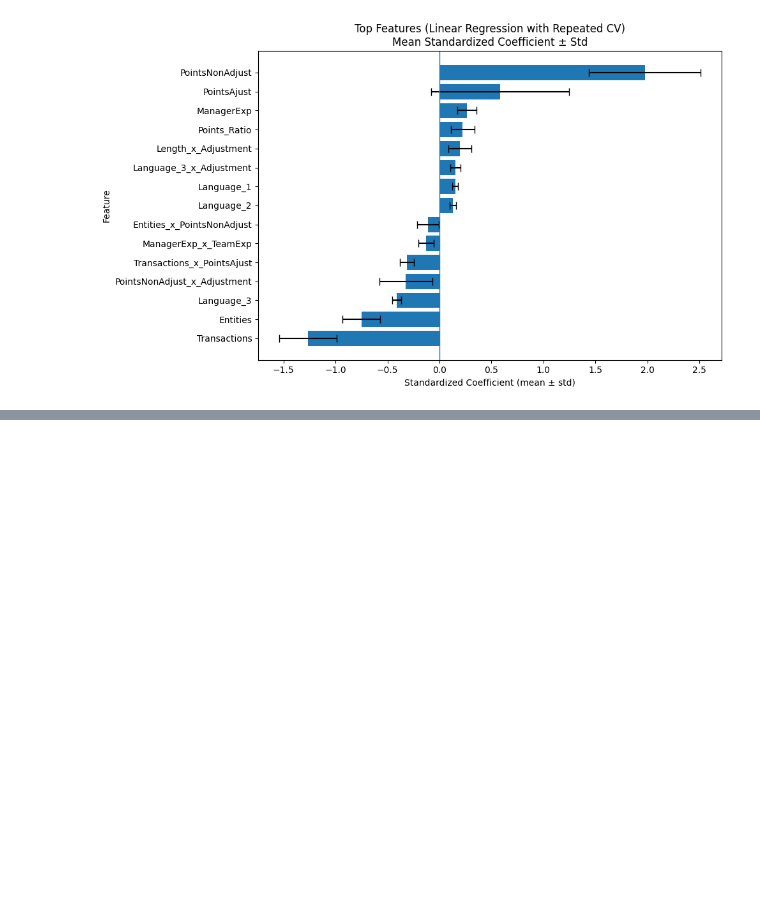
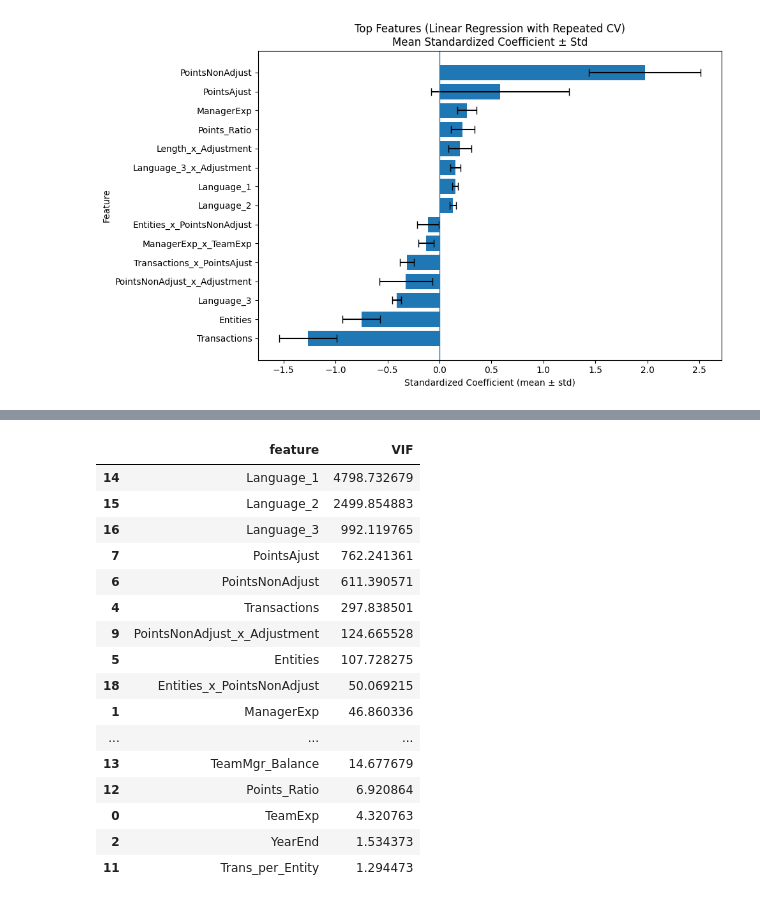
Before and after one commit to Shahbazi-Amir/SmartDevTime, a Jupyter notebook: smartdevtime_project_2.ipynb, the cells around one changed output, grey strips where cells are left out. Cells and saved outputs as stored; diff of their text form; code cells hidden in the pictures; blank space fills up the shorter version.

```diff
--- a/smartdevtime_project_2.ipynb
+++ b/smartdevtime_project_2.ipynb
@@ -1975,0 +2010,44 @@ plt.show()
+# %%
+# Step A1 (continued): Drop redundant features and recompute VIF
+from statsmodels.stats.outliers_influence import variance_inflation_factor
+import pandas as pd
+
+# List of features to drop (fully collinear)
+drop_feats = ["Adjustment",
+              "Language_1_x_Adjustment",
+              "Language_2_x_Adjustment",
+              "Language_3_x_Adjustment"]
+
+# Create reduced feature list
+feature_cols_reduced = [f for f in feature_cols_final if f not in drop_feats]
+
+# Subset the data
+X_reduced = df_fe[feature_cols_reduced]
+
+# Compute VIF again
+vif_data_reduced = pd.DataFrame()
+vif_data_reduced["feature"] = X_reduced.columns
+vif_data_reduced["VIF"] = [variance_inflation_factor(X_reduced.values, i)
+                           for i in range(X_reduced.shape[1])]
+
+# Sort by VIF
+vif_data_reduced = vif_data_reduced.sort_values("VIF", ascending=False)
+vif_data_reduced
+# %% [output]
+|  | feature | VIF |
+| 14 | Language_1 | 4798.732679 |
+| 15 | Language_2 | 2499.854883 |
+| 16 | Language_3 | 992.119765 |
+| 7 | PointsAjust | 762.241361 |
+| 6 | PointsNonAdjust | 611.390571 |
+| 4 | Transactions | 297.838501 |
+| 9 | PointsNonAdjust_x_Adjustment | 124.665528 |
+| 5 | Entities | 107.728275 |
+| 18 | Entities_x_PointsNonAdjust | 50.069215 |
+| 1 | ManagerExp | 46.860336 |
+| ... | ... | ... |
+| 13 | TeamMgr_Balance | 14.677679 |
+| 12 | Points_Ratio | 6.920864 |
+| 0 | TeamExp | 4.320763 |
+| 2 | YearEnd | 1.534373 |
+| 11 | Trans_per_Entity | 1.294473 |
```
Also changed, not shown: parts of 5 cells of this notebook.
